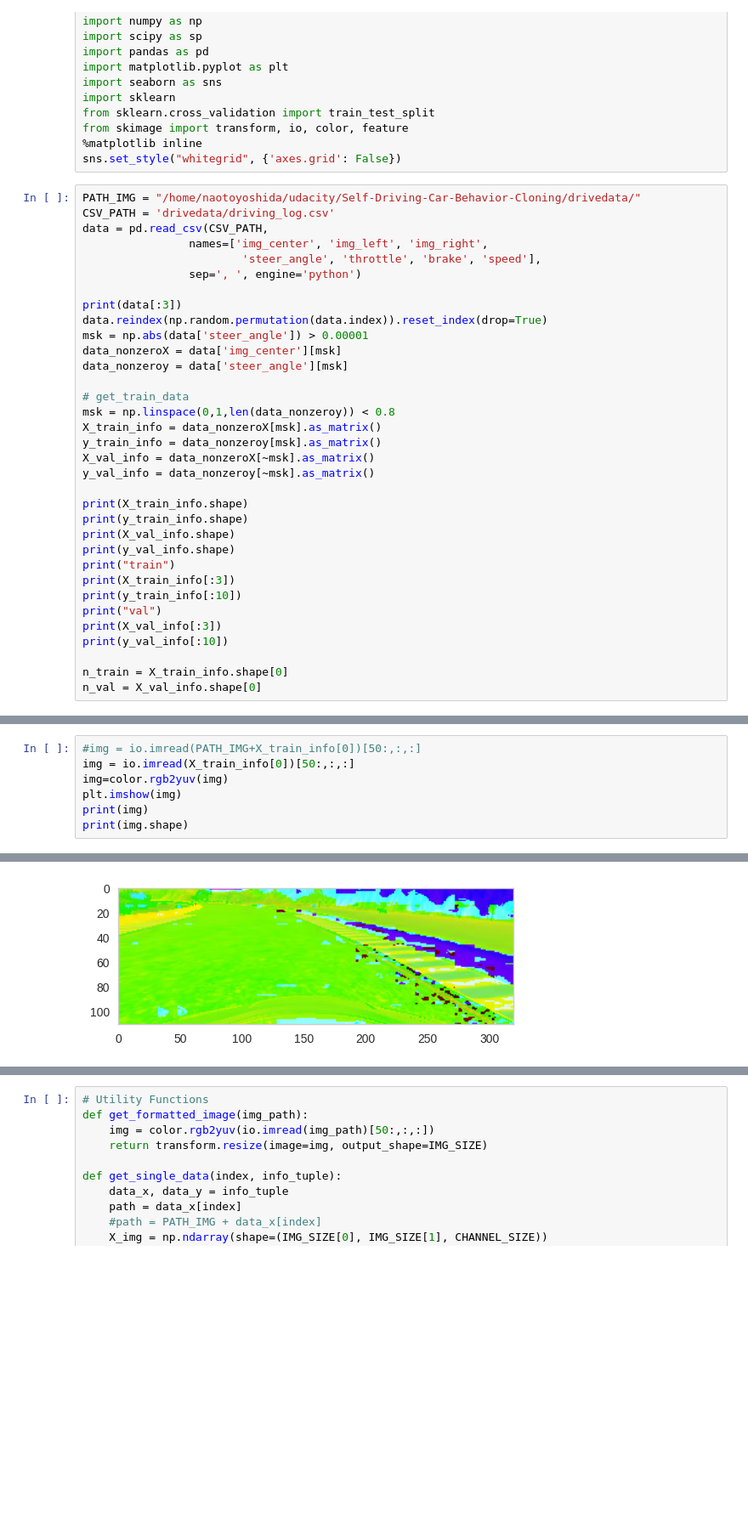
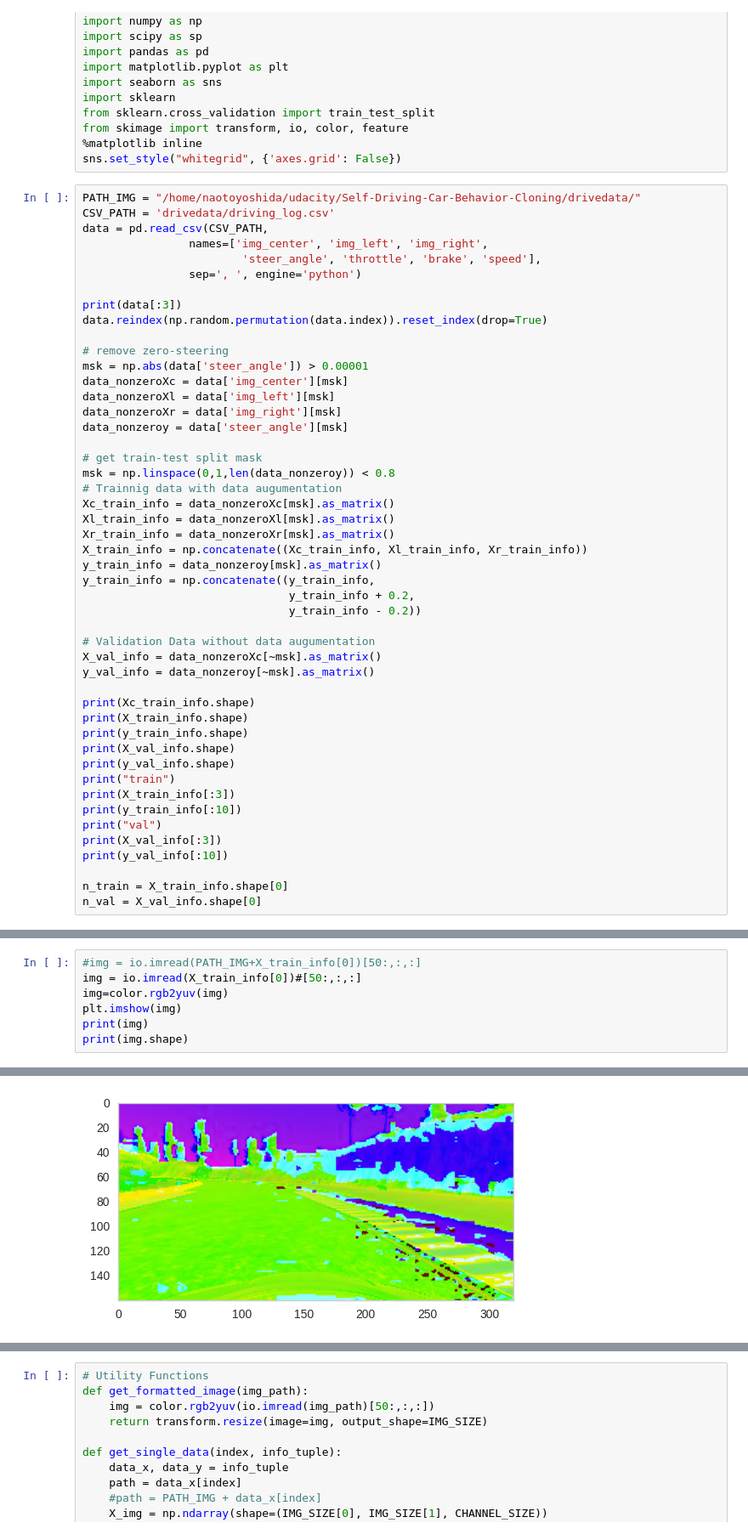
Before and after one commit to ugo-nama-kun/Self-Driving-Car-Behavior-Cloning, a Jupyter notebook: train_dnn_keras.ipynb, the cells around one changed output, grey strips where cells are left out. Shown: that part at 85% size. Saved outputs shown, nothing was run; the diff lists cells and outputs as text; blank space fills up the shorter version.

Commit message:
Add data augumentation

```diff
--- a/train_dnn_keras.ipynb
+++ b/train_dnn_keras.ipynb
@@ -22,17 +22,31 @@ data = pd.read_csv(CSV_PATH,
 
 print(data[:3])
 data.reindex(np.random.permutation(data.index)).reset_index(drop=True)
+
+# remove zero-steering
 msk = np.abs(data['steer_angle']) > 0.00001
-data_nonzeroX = data['img_center'][msk]
+data_nonzeroXc = data['img_center'][msk]
+data_nonzeroXl = data['img_left'][msk]
+data_nonzeroXr = data['img_right'][msk]
 data_nonzeroy = data['steer_angle'][msk]
 
-# get_train_data
+# get train-test split mask
 msk = np.linspace(0,1,len(data_nonzeroy)) < 0.8
-X_train_info = data_nonzeroX[msk].as_matrix()
+# Trainnig data with data augumentation
+Xc_train_info = data_nonzeroXc[msk].as_matrix()
+Xl_train_info = data_nonzeroXl[msk].as_matrix()
+Xr_train_info = data_nonzeroXr[msk].as_matrix()
+X_train_info = np.concatenate((Xc_train_info, Xl_train_info, Xr_train_info))
 y_train_info = data_nonzeroy[msk].as_matrix()
-X_val_info = data_nonzeroX[~msk].as_matrix()
+y_train_info = np.concatenate((y_train_info,
+                               y_train_info + 0.2,
+                               y_train_info - 0.2))
+
+# Validation Data without data augumentation
+X_val_info = data_nonzeroXc[~msk].as_matrix()
 y_val_info = data_nonzeroy[~msk].as_matrix()
 
+print(Xc_train_info.shape)
 print(X_train_info.shape)
 print(y_train_info.shape)
 print(X_val_info.shape)
@@ -66,7 +80,7 @@ n_val = X_val_info.shape[0]
   0.3717513   0.4334106   0.1345718  -0.1688404 ]
 # %%
 #img = io.imread(PATH_IMG+X_train_info[0])[50:,:,:]
-img = io.imread(X_train_info[0])[50:,:,:]
+img = io.imread(X_train_info[0])#[50:,:,:]
 img=color.rgb2yuv(img)
 plt.imshow(img)
 print(img)
@@ -92,4 +106,4 @@ print(img.shape)
-[figure, old version]
+[figure, new version]
 # %%
 # Parameters
 
```
Also changed, not shown: parts of 5 cells of this notebook, 1 other file.
